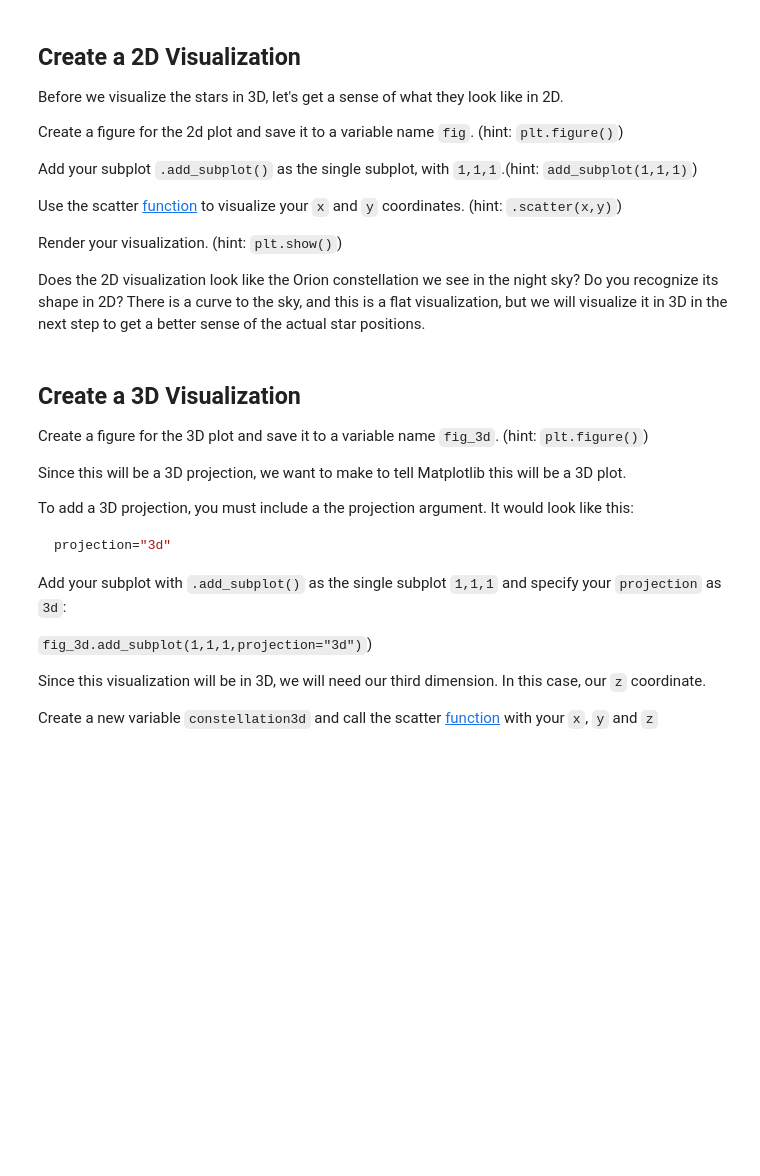
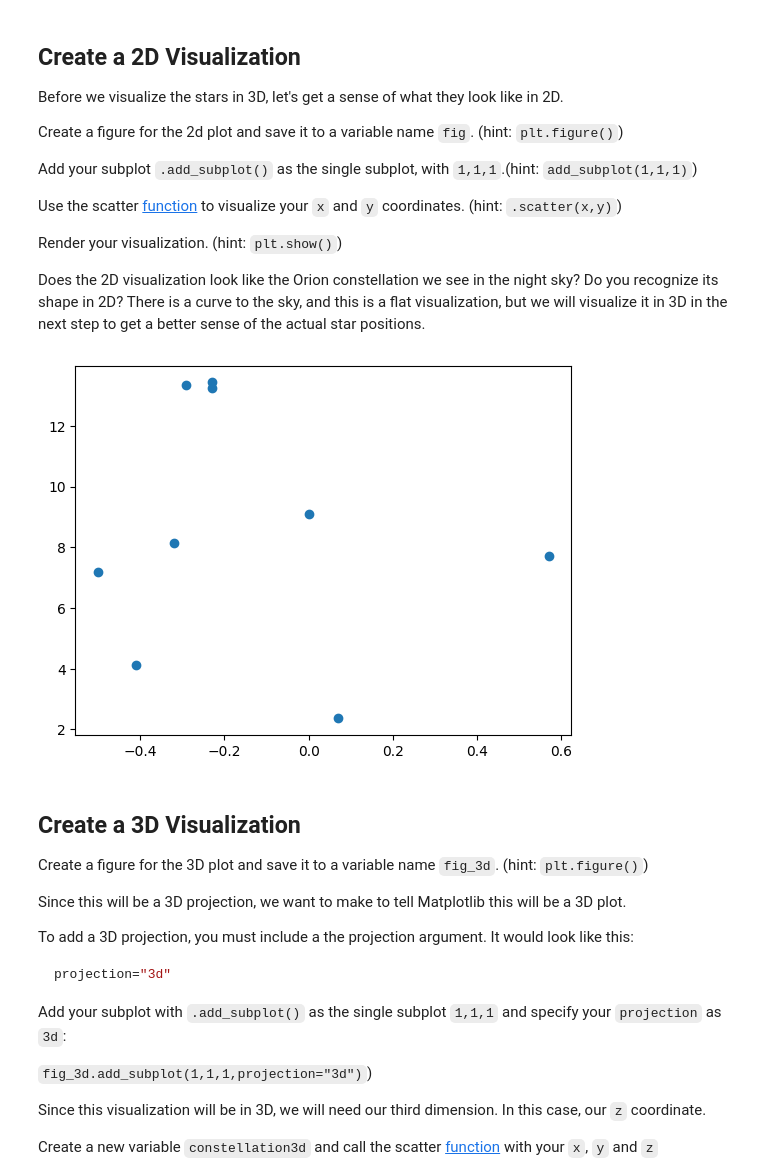
Before and after one commit to kaizshen/codecademy_data_visualizations, a Jupyter notebook: orion-project/orion_project.ipynb, the cells around one changed output. Drawn from its saved outputs; the diff is of its cells as text; code cells hidden in the pictures; blank space fills up the shorter version.

```diff
--- a/orion-project/orion_project.ipynb
+++ b/orion-project/orion_project.ipynb
@@ -51,6 +57,16 @@ Use the scatter [function](https://matplotlib.org/api/_as_gen/matplotlib.pyplot.
 Render your visualization. (hint: `plt.show()`)
 
 Does the 2D visualization look like the Orion constellation we see in the night sky? Do you recognize its shape in 2D? There is a curve to the sky, and this is a flat visualization, but we will visualize it in 3D in the next step to get a better sense of the actual star positions.
+# %%
+## Purpose: Create 2d Visualization of the constellation
+
+fig = plt.figure()
+two_d = fig.add_subplot(1,1,1)
+
+plt.scatter(x,y)
+plt.show()
+# %% [output]
+[figure, added]
 # %% [markdown]
 ## Create a 3D Visualization
 
```
Also changed, not shown: parts of 2 cells of this notebook, 4 other files.
